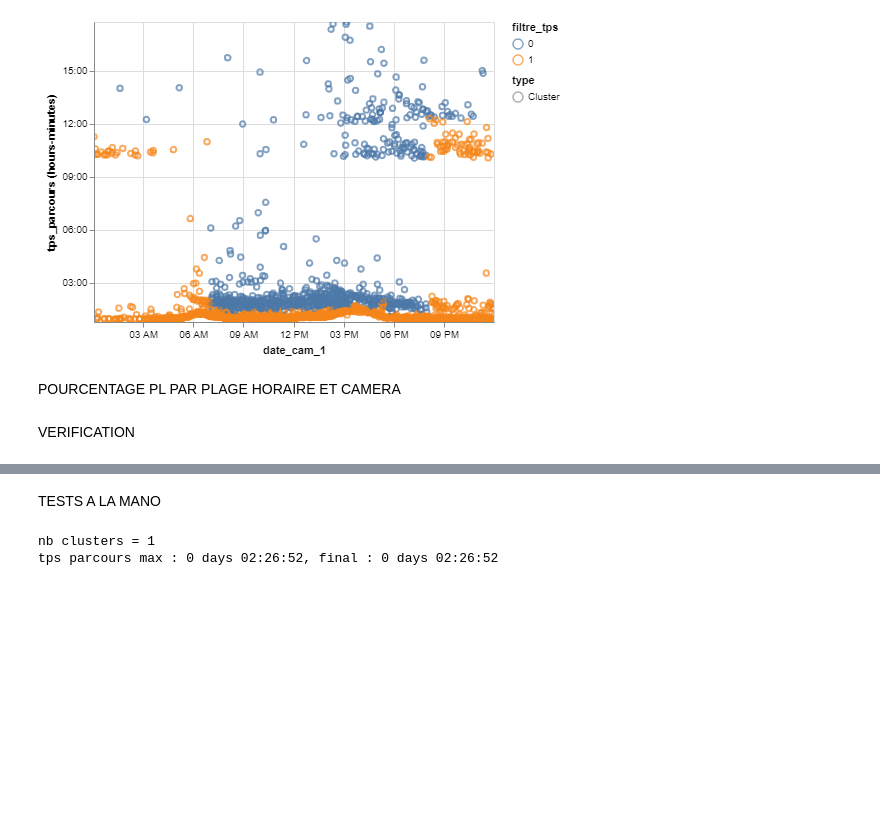
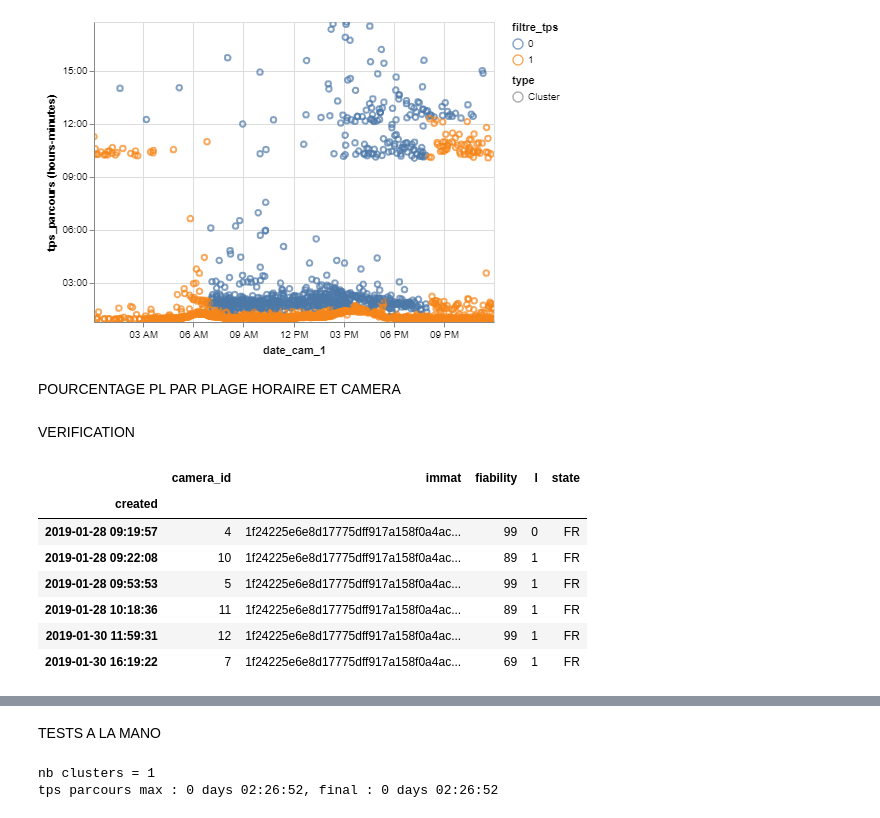
Before and after one commit to nantodevison/lapi, a Jupyter notebook: Carto_Lapi/Analyse/pour_test_travail.ipynb, the cells around one changed output, grey strips where cells are left out. Drawn from its saved outputs; the diff is of its cells as text; code cells hidden in the pictures; blank space fills up the shorter version.

```diff
--- a/Carto_Lapi/Analyse/pour_test_travail.ipynb
+++ b/Carto_Lapi/Analyse/pour_test_travail.ipynb
@@ -275,5 +295,14 @@ pct_pl
 # %% [markdown]
 VERIFICATION
 # %%
-# #retrouver une immatriculatiob dans les données completes
-df_3semaines.loc[df_3semaines['immat']=='4c09dbea0bdad633c3ac4a88933f969996e242b2']
+#retrouver une immatriculatiob dans les données completes
+df_3semaines.loc[df_3semaines['immat']=='1f24225e6e8d17775dff917a158f0a4acd81fd4a']
+# %% [output]
+|  | camera_id | immat | fiability | l | state |
+| created |  |  |  |  |  |
+| 2019-01-28 09:19:57 | 4 | 1f24225e6e8d17775dff917a158f0a4ac... | 99 | 0 | FR |
+| 2019-01-28 09:22:08 | 10 | 1f24225e6e8d17775dff917a158f0a4ac... | 89 | 1 | FR |
+| 2019-01-28 09:53:53 | 5 | 1f24225e6e8d17775dff917a158f0a4ac... | 99 | 1 | FR |
+| 2019-01-28 10:18:36 | 11 | 1f24225e6e8d17775dff917a158f0a4ac... | 89 | 1 | FR |
+| 2019-01-30 11:59:31 | 12 | 1f24225e6e8d17775dff917a158f0a4ac... | 99 | 1 | FR |
+| 2019-01-30 16:19:22 | 7 | 1f24225e6e8d17775dff917a158f0a4ac... | 69 | 1 | FR |
```
Also changed, not shown: parts of 12 cells of this notebook, 1 other file.
